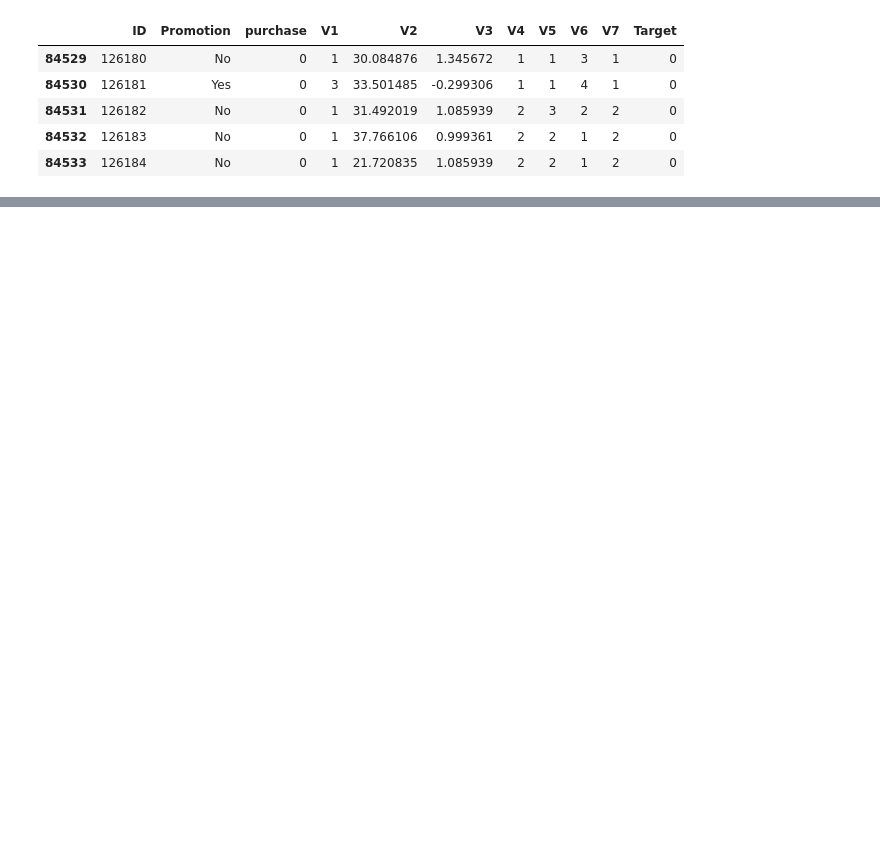
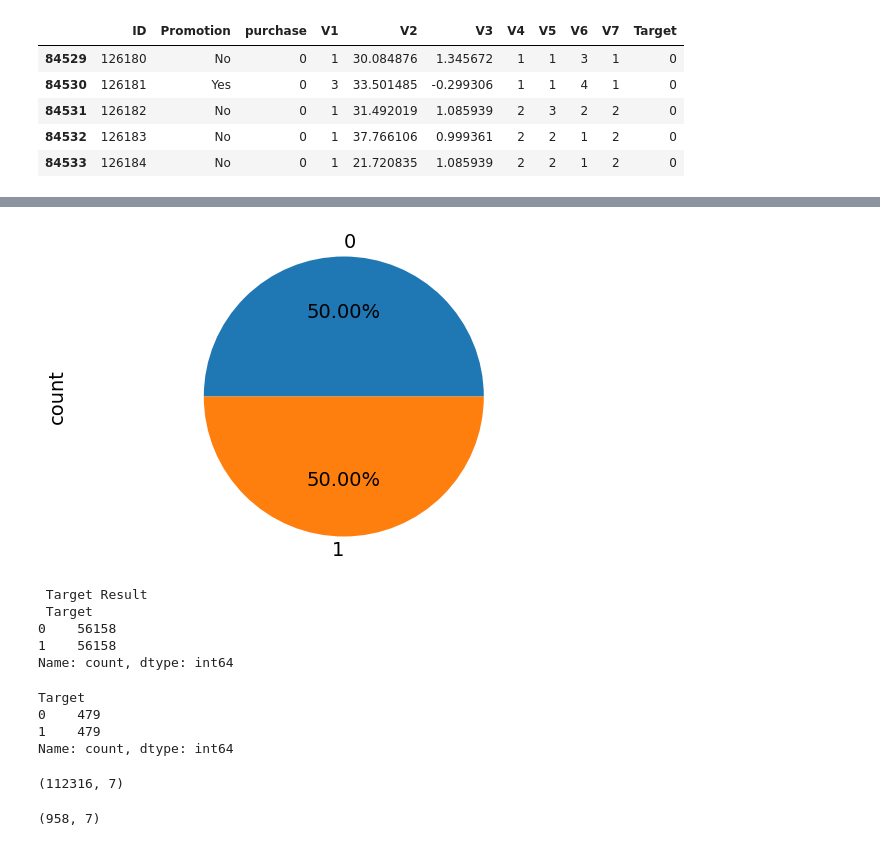
Before and after one commit to aurora-nat/Udacity_Starbucks_Portfolio, a Jupyter notebook: Starbucks.ipynb, the cells around one changed output, grey strips where cells are left out. Drawn from its saved outputs; the diff is of its cells as text; code cells hidden in the pictures; blank space fills up the shorter version.

Commit message:
Updated model

```diff
--- a/Starbucks.ipynb
+++ b/Starbucks.ipynb
@@ -249,0 +197,46 @@ from test_results import score
+# %%
+#import the Random Under Sampler object
+from imblearn.over_sampling import RandomOverSampler
+from imblearn.under_sampling import RandomUnderSampler
+from sklearn.model_selection import train_test_split
+
+#split data into train and testing sample sets
+#train/test split:
+X_train, X_test, y_train, y_test = train_test_split(X,y, test_size=0.33, random_state=42)
+
+#create the object
+under_sampler = RandomUnderSampler()
+over_sampler = RandomOverSampler()
+
+#under sample and over sample our data points:
+X_train_under, y_train_under = under_sampler.fit_resample(X_train, y_train)
+X_train_over, y_train_over = over_sampler.fit_resample(X_train, y_train)
+
+plt.figure(figsize=(7,4))
+plt.rc('font', size=14)
+y_train_over.value_counts().plot(kind = 'pie',autopct='%1.2f%%')
+plt.axis('equal')
+plt.show()
+print(" Target Result \n",y_train_over.value_counts(),"\n\n")
+# %% [output]
+[figure, added]
+ Target Result
+ Target
+0    56158
+1    56158
+Name: count, dtype: int64
+# %%
+y_train_under.value_counts()
+# %% [output]
+Target
+0    479
+1    479
+Name: count, dtype: int64
+# %%
+X_train_over.shape
+# %% [output]
+(112316, 7)
+# %%
+X_train_under.shape
+# %% [output]
+(958, 7)
```
Also changed, not shown: parts of 12 cells of this notebook.
